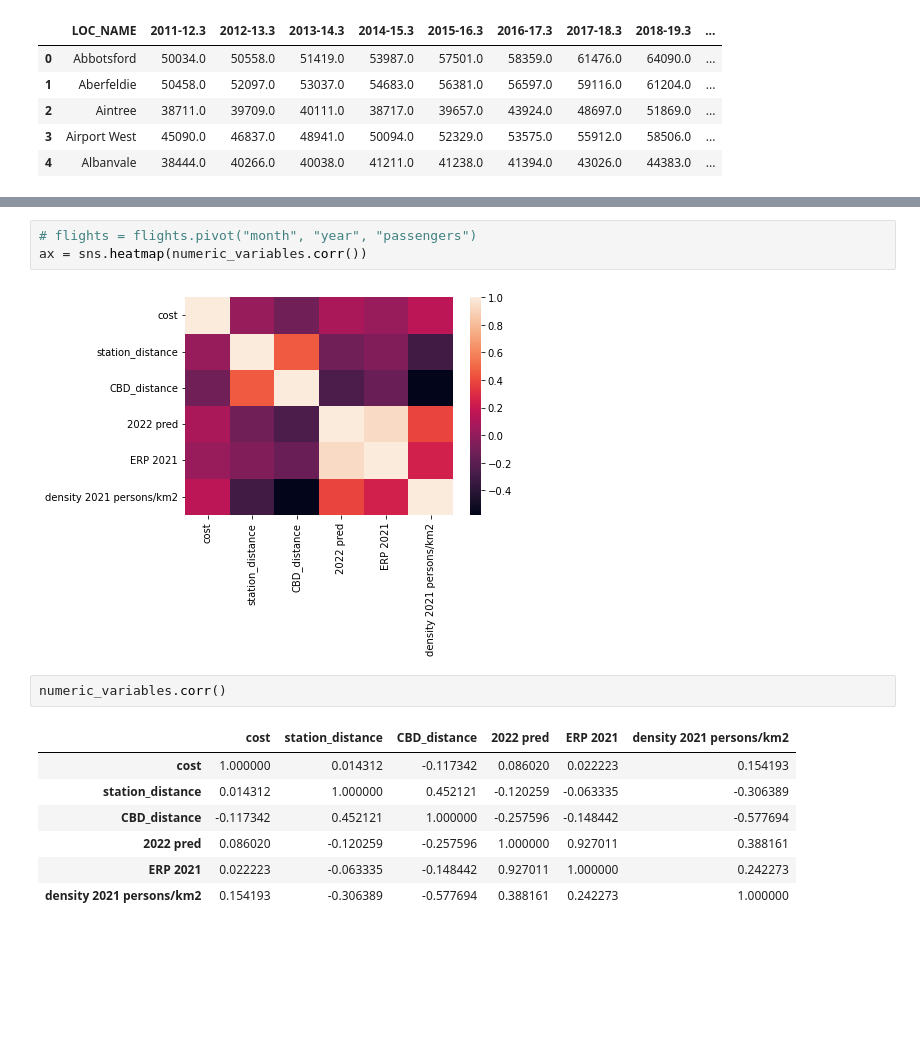
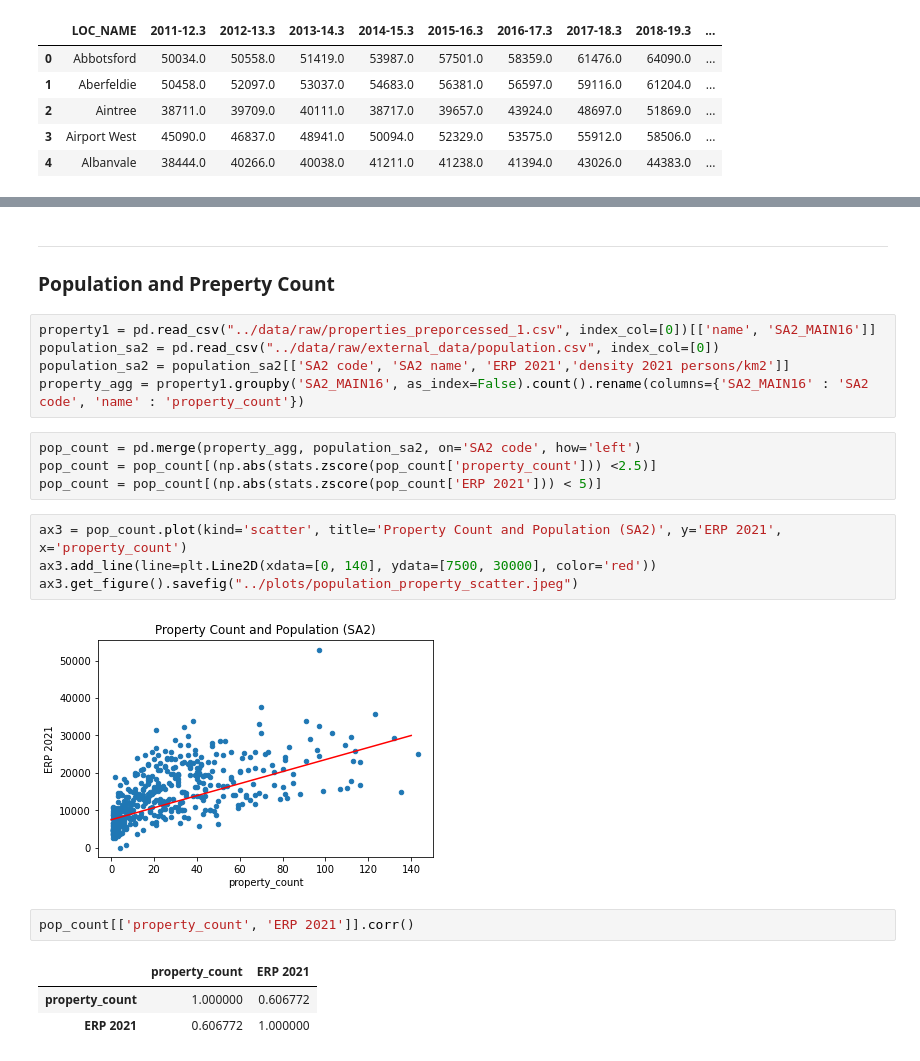
Before and after one commit to MAST30034-Applied-Data-Science/generic-real-estate-consulting-project-group-6, a Jupyter notebook: notebooks/visualization.ipynb, the cells around one changed output, grey strips where cells are left out. Drawn from its saved outputs; the diff is of its cells as text; blank space fills up the shorter version.

```diff
--- a/notebooks/visualization.ipynb
+++ b/notebooks/visualization.ipynb
@@ -94,15 +38,24 @@ sns.pairplot(numeric_variables)
-# %%
-# flights = flights.pivot("month", "year", "passengers")
-ax = sns.heatmap(numeric_variables.corr())
-# %% [output]
-[figure, removed]
-# %%
-numeric_variables.corr()
-# %% [output]
-|  | cost | station_distance | CBD_distance | 2022 pred | ERP 2021 | density 2021 persons/km2 |
-| cost | 1.000000 | 0.014312 | -0.117342 | 0.086020 | 0.022223 | 0.154193 |
-| station_distance | 0.014312 | 1.000000 | 0.452121 | -0.120259 | -0.063335 | -0.306389 |
-| CBD_distance | -0.117342 | 0.452121 | 1.000000 | -0.257596 | -0.148442 | -0.577694 |
-| 2022 pred | 0.086020 | -0.120259 | -0.257596 | 1.000000 | 0.927011 | 0.388161 |
-| ERP 2021 | 0.022223 | -0.063335 | -0.148442 | 0.927011 | 1.000000 | 0.242273 |
-| density 2021 persons/km2 | 0.154193 | -0.306389 | -0.577694 | 0.388161 | 0.242273 | 1.000000 |
+# %% [markdown]
+------------
+### Population and Preperty Count
+# %%
+property1 = pd.read_csv("../data/raw/properties_preporcessed_1.csv", index_col=[0])[['name', 'SA2_MAIN16']]
+population_sa2 = pd.read_csv("../data/raw/external_data/population.csv", index_col=[0])
+population_sa2 = population_sa2[['SA2 code', 'SA2 name', 'ERP 2021','density 2021 persons/km2']]
+property_agg = property1.groupby('SA2_MAIN16', as_index=False).count().rename(columns={'SA2_MAIN16' : 'SA2 code', 'name' : 'property_count'})
+# %%
+pop_count = pd.merge(property_agg, population_sa2, on='SA2 code', how='left')
+pop_count = pop_count[(np.abs(stats.zscore(pop_count['property_count'])) <2.5)]
+pop_count = pop_count[(np.abs(stats.zscore(pop_count['ERP 2021'])) < 5)]
+# %%
+ax3 = pop_count.plot(kind='scatter', title='Property Count and Population (SA2)', y='ERP 2021', x='property_count')
+ax3.add_line(line=plt.Line2D(xdata=[0, 140], ydata=[7500, 30000], color='red'))
+ax3.get_figure().savefig("../plots/population_property_scatter.jpeg")
+# %% [output]
+[figure, added]
+# %%
+pop_count[['property_count', 'ERP 2021']].corr()
+# %% [output]
+|  | property_count | ERP 2021 |
+| property_count | 1.000000 | 0.606772 |
+| ERP 2021 | 0.606772 | 1.000000 |
```
Also changed, not shown: parts of 10 cells of this notebook, 3 other files.
